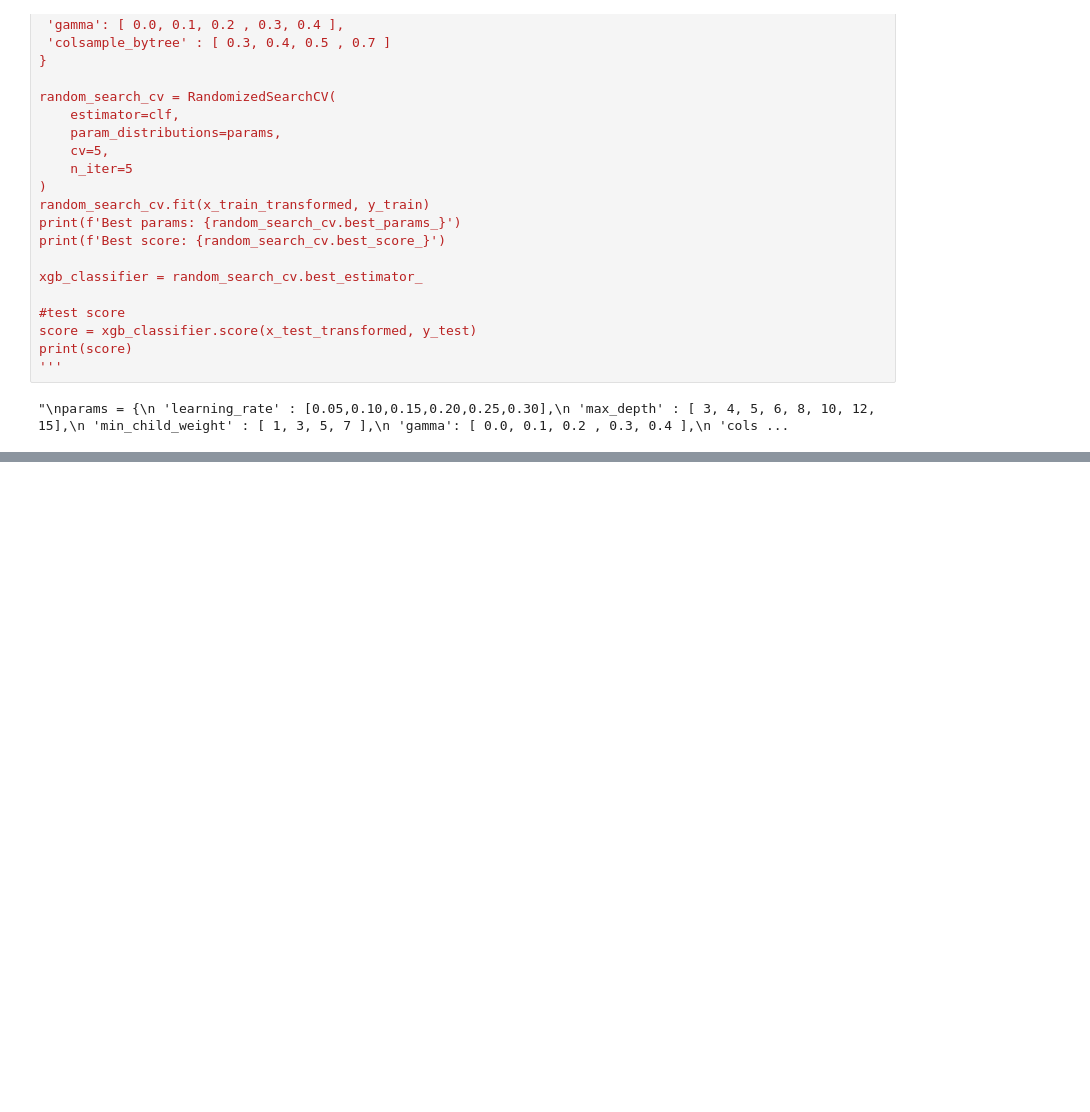
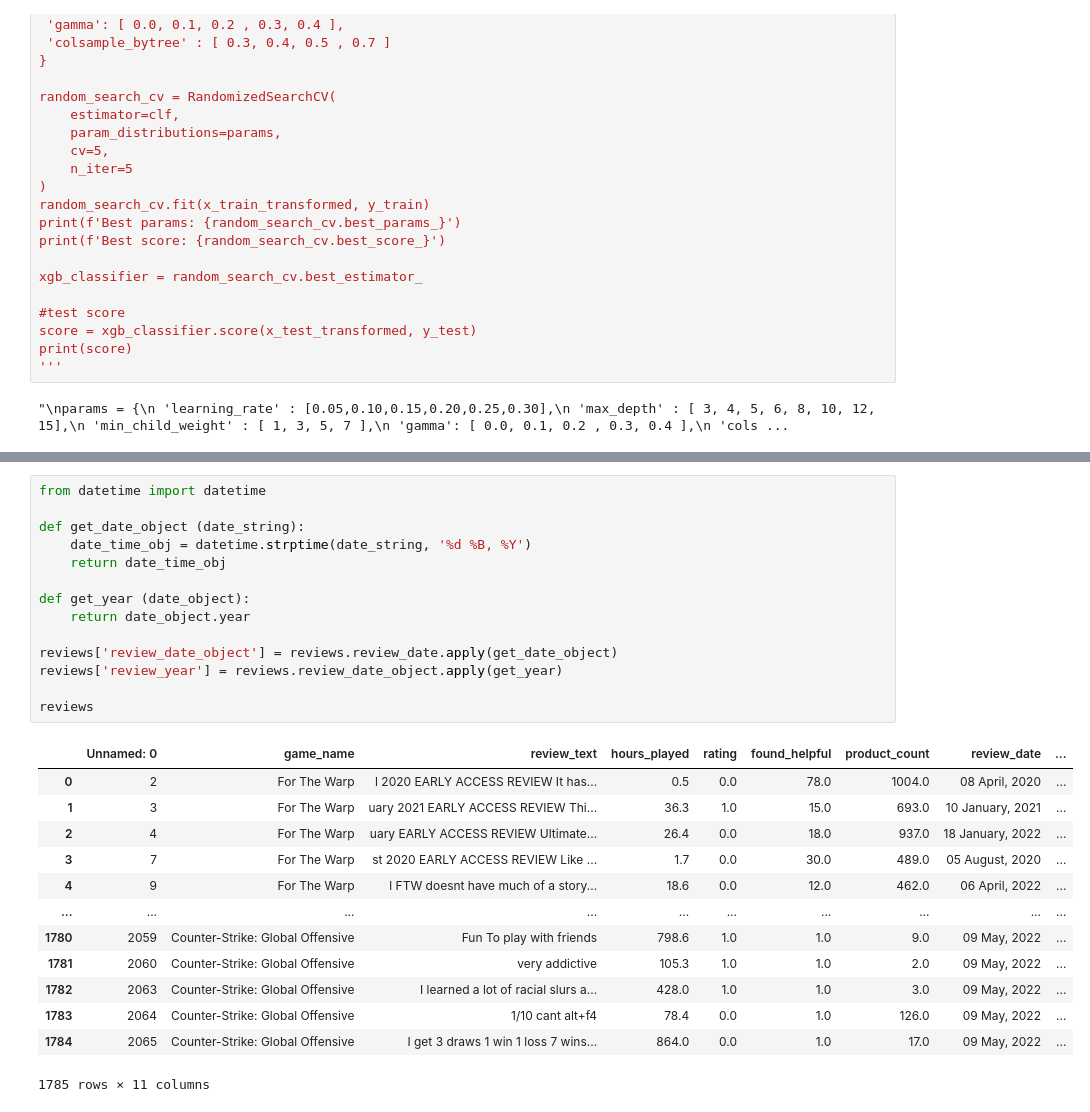
Before and after one commit to gremay/SMT_SteamAnalysis, a Jupyter notebook: sentiment_analysis.ipynb, the cells around one changed output, grey strips where cells are left out. Drawn from its saved outputs; the diff is of its cells as text; blank space fills up the shorter version.

Commit message:
added cleaning of review_date

```diff
--- a/sentiment_analysis.ipynb
+++ b/sentiment_analysis.ipynb
@@ -313,0 +314,28 @@ Name: game_name, dtype: int64
+# %%
+from datetime import datetime
+
+def get_date_object (date_string):
+    date_time_obj = datetime.strptime(date_string, '%d %B, %Y')
+    return date_time_obj
+
+def get_year (date_object):
+    return date_object.year
+
+reviews['review_date_object'] = reviews.review_date.apply(get_date_object)
+reviews['review_year'] = reviews.review_date_object.apply(get_year)
+
+reviews
+# %% [output]
+|  | Unnamed: 0 | game_name | review_text | hours_played | rating | found_helpful | product_count | review_date | ... |
+| 0 | 2 | For The Warp | l 2020 EARLY ACCESS REVIEW It has... | 0.5 | 0.0 | 78.0 | 1004.0 | 08 April, 2020 | ... |
+| 1 | 3 | For The Warp | uary 2021 EARLY ACCESS REVIEW Thi... | 36.3 | 1.0 | 15.0 | 693.0 | 10 January, 2021 | ... |
+| 2 | 4 | For The Warp | uary EARLY ACCESS REVIEW Ultimate... | 26.4 | 0.0 | 18.0 | 937.0 | 18 January, 2022 | ... |
+| 3 | 7 | For The Warp | st 2020 EARLY ACCESS REVIEW Like ... | 1.7 | 0.0 | 30.0 | 489.0 | 05 August, 2020 | ... |
+| 4 | 9 | For The Warp | l FTW doesnt have much of a story... | 18.6 | 0.0 | 12.0 | 462.0 | 06 April, 2022 | ... |
+| ... | ... | ... | ... | ... | ... | ... | ... | ... | ... |
+| 1780 | 2059 | Counter-Strike: Global Offensive | Fun To play with friends | 798.6 | 1.0 | 1.0 | 9.0 | 09 May, 2022 | ... |
+| 1781 | 2060 | Counter-Strike: Global Offensive | very addictive | 105.3 | 1.0 | 1.0 | 2.0 | 09 May, 2022 | ... |
+| 1782 | 2063 | Counter-Strike: Global Offensive | I learned a lot of racial slurs a... | 428.0 | 1.0 | 1.0 | 3.0 | 09 May, 2022 | ... |
+| 1783 | 2064 | Counter-Strike: Global Offensive | 1/10 cant alt+f4 | 78.4 | 0.0 | 1.0 | 126.0 | 09 May, 2022 | ... |
+| 1784 | 2065 | Counter-Strike: Global Offensive | I get 3 draws 1 win 1 loss 7 wins... | 864.0 | 0.0 | 1.0 | 17.0 | 09 May, 2022 | ... |
+1785 rows × 11 columns
```
Also changed, not shown: parts of 9 cells of this notebook, 2 other files.
